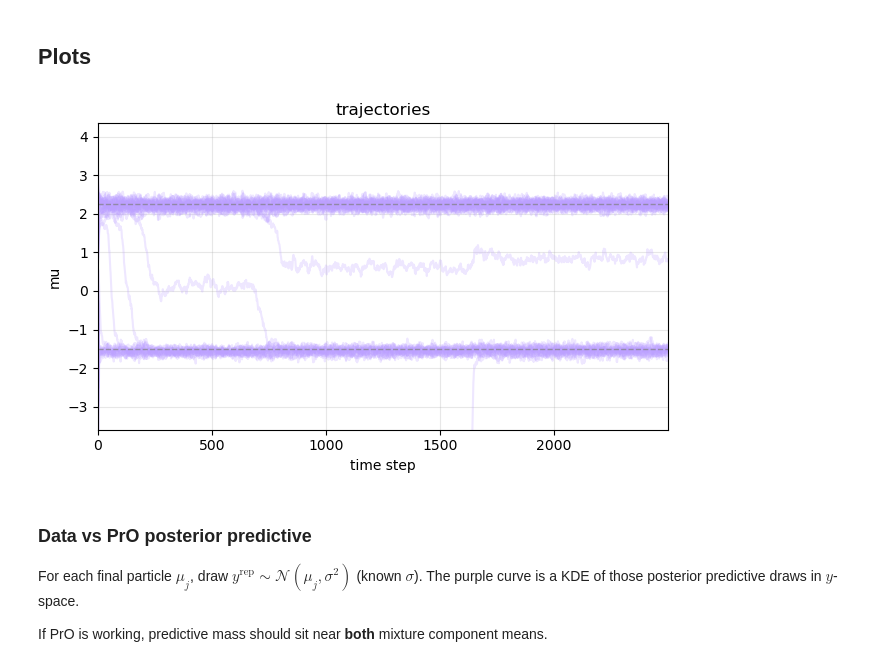
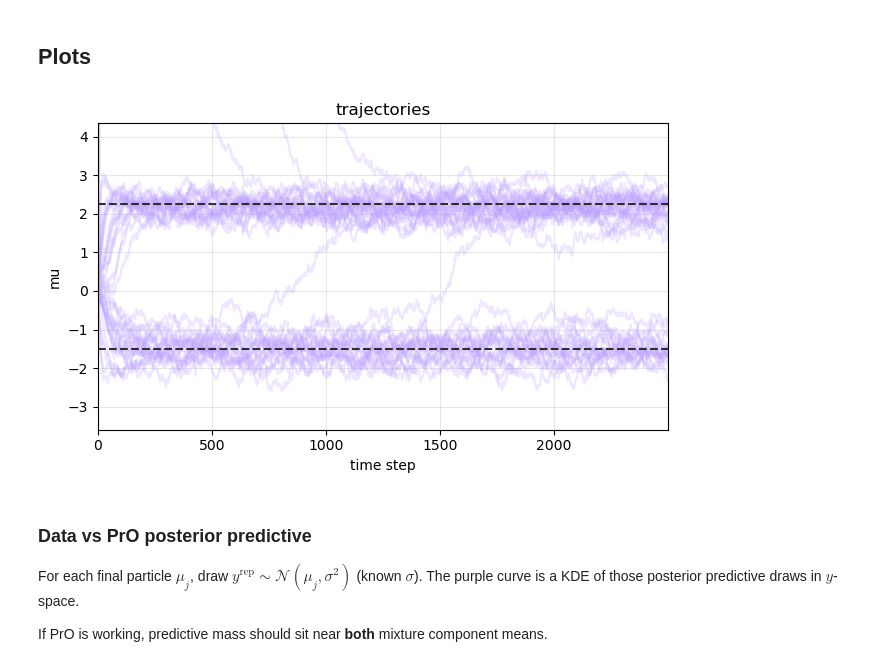
Before and after one commit to pymc-devs/pymc-prop, a Jupyter notebook: examples/bimodal_gaussian.ipynb, the cells around one changed output. Drawn from its saved outputs; the diff is of its cells as text; code cells hidden in the pictures.

```diff
--- a/examples/bimodal_gaussian.ipynb
+++ b/examples/bimodal_gaussian.ipynb
@@ -35,9 +34,6 @@ xlim = (component_means.min() - 3 * sigma, component_means.max() + 3 * sigma)
 # histogram of the simulated data (verify bimodality)
 fig, ax = plt.subplots(figsize=FIGSIZE)
 ax.hist(y, bins=30, density=True, color=COLOR_DATA, alpha=0.6)
-# mark true component means used to generate the data
-for mu in component_means:
-    ax.axvline(mu, color="0.5", linestyle="--", linewidth=1, alpha=0.7)
 ax.set(title="observed data", xlabel="y", ylabel="density", xlim=xlim)
 ax.grid(alpha=0.2)
 plt.tight_layout()
@@ -68,7 +64,7 @@ result = sample_pro(
     burn_in=0,
     thinning=1,
     step_size=8e-4,
-    learning_rate=800.0,
+    learning_rate=np.sqrt(N),
     random_seed=SEED,
 )
 
@@ -83,32 +79,32 @@ traj shape (n_steps, n_particles, n_params): (2500, 40, 1)
 # %%
 def kde_1d(samples, grid, bw=0.35):
     samples = np.asarray(samples).reshape(-1, 1)
     grid = np.asarray(grid).reshape(1, -1)
     u = (grid - samples) / bw
     kern = np.exp(-0.5 * u ** 2) / (np.sqrt(2.0 * np.pi) * bw)
     return np.mean(kern, axis=0)
 
 
 fig, ax = plt.subplots(figsize=FIGSIZE)
 steps = np.arange(traj.shape[0])
 for j in range(traj.shape[1]):
     # plot each particle's path through parameter space
     ax.plot(steps, traj[:, j, 0], color=COLOR_PRO, alpha=0.25)
 # show true component means for reference
 for mu in component_means:
-    ax.axhline(mu, color="0.5", linestyle="--", linewidth=1, alpha=0.7)
+    ax.axhline(mu, **dict(color="0.15", linestyle="--", linewidth=1.5, alpha=0.95))
 ax.set(
     title="trajectories",
     xlabel="time step",
     ylabel="mu",
     xlim=(0, steps[-1]),
     ylim=xlim,
 )
 ax.grid(alpha=0.3)
 plt.tight_layout()
 plt.show()
 # %% [output]
-[figure, old version]
+[figure, new version]
 # %% [markdown]
 ### Data vs PrO posterior predictive
 
```
Also changed, not shown: parts of 3 cells of this notebook.
